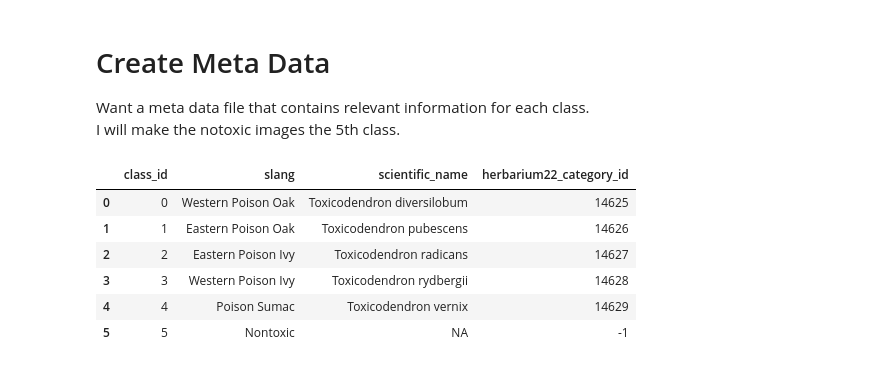
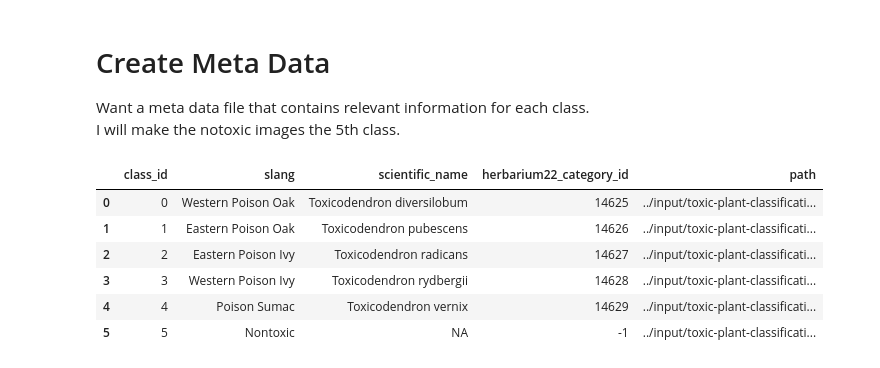
Before and after one commit to hans-elliott99/toxic-plant-classification, a Jupyter notebook: notebooks/upload-images-and-process.ipynb, the cells around one changed output. Saved outputs shown, nothing was run; the diff lists cells and outputs as text; code cells hidden in the pictures.

```diff
--- a/notebooks/upload-images-and-process.ipynb
+++ b/notebooks/upload-images-and-process.ipynb
@@ -476,21 +454,26 @@ I will make the notoxic images the 5th class.
 # %%
 from numpy import NaN
 
 
-md = pd.DataFrame({
+meta_data = pd.DataFrame({
     "class_id" : [0, 1, 2, 3, 4, 5],
     "slang" : ["Western Poison Oak", "Eastern Poison Oak", "Eastern Poison Ivy", "Western Poison Ivy", "Poison Sumac", "Nontoxic"],
     "scientific_name" : ["Toxicodendron diversilobum", "Toxicodendron pubescens", "Toxicodendron radicans",
                          "Toxicodendron rydbergii", "Toxicodendron vernix", "NA"],
     "herbarium22_category_id" : [int(c) for c in [14625, 14626, 14627, 14628, 14629, -1]],
-    "path" : []
+    "path" : ["../input/toxic-plant-classification/tpc-imgs/000/", "../input/toxic-plant-classification/tpc-imgs/001/",
+             "../input/toxic-plant-classification/tpc-imgs/002/", "../input/toxic-plant-classification/tpc-imgs/003/",
+             "../input/toxic-plant-classification/tpc-imgs/004/", "../input/toxic-plant-classification/tpc-imgs/005/"]
 })
-md
+
+meta_data.to_csv("tpc_meta.csv")
+
+meta_data
 # %% [output]
-|  | class_id | slang | scientific_name | herbarium22_category_id |
-| 0 | 0 | Western Poison Oak | Toxicodendron diversilobum | 14625 |
-| 1 | 1 | Eastern Poison Oak | Toxicodendron pubescens | 14626 |
-| 2 | 2 | Eastern Poison Ivy | Toxicodendron radicans | 14627 |
-| 3 | 3 | Western Poison Ivy | Toxicodendron rydbergii | 14628 |
-| 4 | 4 | Poison Sumac | Toxicodendron vernix | 14629 |
-| 5 | 5 | Nontoxic | NA | -1 |
+|  | class_id | slang | scientific_name | herbarium22_category_id | path |
+| 0 | 0 | Western Poison Oak | Toxicodendron diversilobum | 14625 | ../input/toxic-plant-classificati... |
+| 1 | 1 | Eastern Poison Oak | Toxicodendron pubescens | 14626 | ../input/toxic-plant-classificati... |
+| 2 | 2 | Eastern Poison Ivy | Toxicodendron radicans | 14627 | ../input/toxic-plant-classificati... |
+| 3 | 3 | Western Poison Ivy | Toxicodendron rydbergii | 14628 | ../input/toxic-plant-classificati... |
+| 4 | 4 | Poison Sumac | Toxicodendron vernix | 14629 | ../input/toxic-plant-classificati... |
+| 5 | 5 | Nontoxic | NA | -1 | ../input/toxic-plant-classificati... |
```
Also changed, not shown: parts of 4 cells of this notebook, 1 other file.
